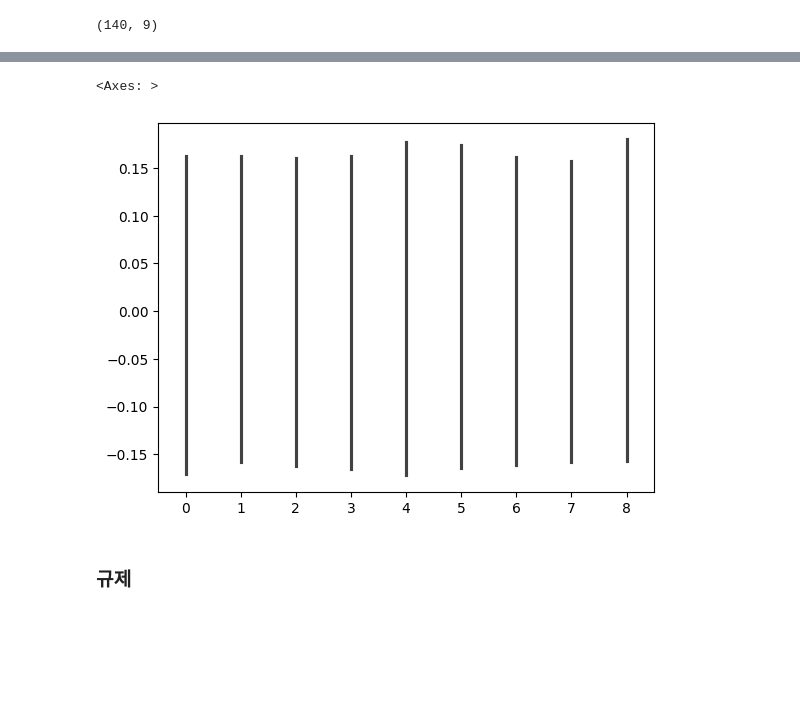
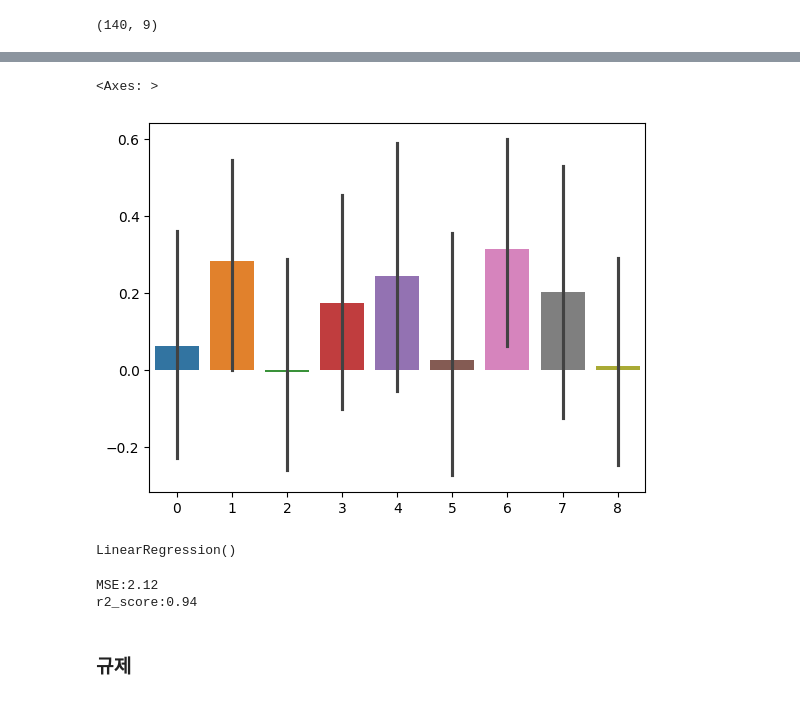
Before and after one commit to jiminxchris/pythonmlproject20260205, a Jupyter notebook: 01_회귀_광고.ipynb, the cells around one changed output, grey strips where cells are left out. Cells and saved outputs as stored; diff of their text form; code cells hidden in the pictures; blank space fills up the shorter version.

```diff
--- a/01_회귀_광고.ipynb
+++ b/01_회귀_광고.ipynb
@@ -459,7 +458,15 @@ scaler = StandardScaler()
 X_train_poly_scaled = scaler.fit_transform(X_train_poly)
 X_test_poly_scaled = scaler.transform(X_test_poly)
 # %%
-sns.barplot(X_train_poly_scaled)
+sns.barplot(X_test_poly_scaled)
 # %% [output]
 <Axes: >
-[figure, old version]
+[figure, new version]
+# %%
+from sklearn.linear_model import LinearRegression
+
+ml = LinearRegression()
+
+ml.fit(X_train_poly_scaled, y_train)
+# %% [output]
+LinearRegression()
@@ -466,4 +475,9 @@ sns.barplot(X_train_poly_scaled)
 # %%
 # 모델 생성, 훈련, R2, MSE
+print(f'MSE:{mean_squared_error(y_test, pred):.2f}')
+print(f'r2_score:{r2_score(y_test, pred):.2f}')
+# %% [output]
+MSE:2.12
+r2_score:0.94
 # %% [markdown]
 ### 규제
```
Also changed, not shown: parts of 8 cells of this notebook.
